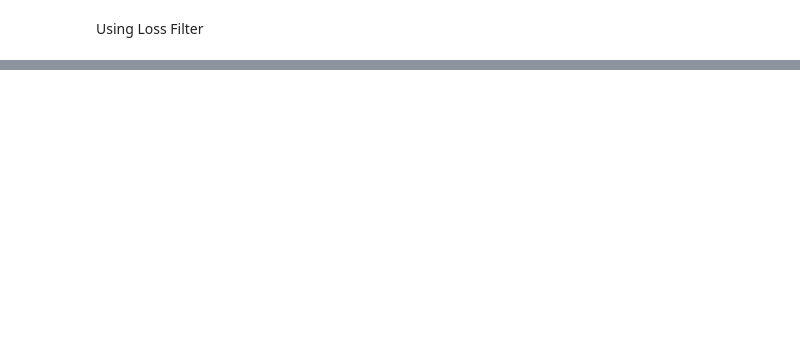
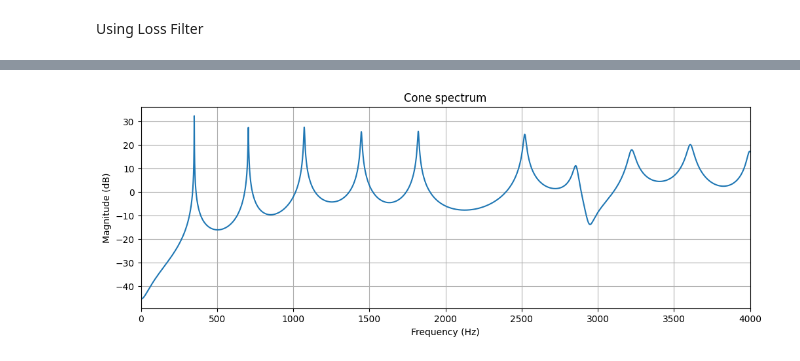
Before and after one commit to MementolanAngwitch/RealSound, a Jupyter notebook: woodwinds.ipynb, the cells around one changed output, grey strips where cells are left out. Drawn from its saved outputs; the diff is of its cells as text; code cells hidden in the pictures; blank space fills up the shorter version.

```diff
--- a/woodwinds.ipynb
+++ b/woodwinds.ipynb
@@ -109,0 +157,89 @@ Audio(wt_syn_output, rate = sample_rate)
+# %%
+# Cone construction
+N_sections = 5
+radii = np.linspace(0.005, 0.02, N_sections + 1)
+#radii = np.linspace(0.01, 0.01, N_sections + 1)
+areas = np.pi * radii ** 2
+
+# Reflection coefficient at each interior junction
+r = np.zeros(N_sections - 1)
+for k in range(N_sections - 1):
+    r[k] = (areas[k] - areas[k+1]) / (areas[k] + areas[k+1])
+
+# Delay lines
+total_delay = int(sample_rate / frequency / 2)
+sec_len     = max(1, total_delay // N_sections)
+right = [np.zeros(sec_len) for _ in range(N_sections)]
+left  = [np.zeros(sec_len) for _ in range(N_sections)]
+
+# Loss filter
+b, a      = butter(1, 6000 / (sample_rate / 2), btype='low')
+zi_open   = lfilter_zi(b, a) * 0.0
+zi_closed = lfilter_zi(b, a) * 0.0
+
+total_samples  = int(duration * sample_rate)
+output         = np.zeros(total_samples)
+excitation_len = total_delay
+
+for i in range(total_samples):
+    # Read output at open (right) end of last section
+    output[i] = right[-1][-1] + left[-1][-1]
+
+    if np.isnan(output[i]) or np.abs(output[i]) > 1e6:
+        print(f"Blew up at sample {i} of {total_samples}")
+        break
+
+    # Open end boundary: loss filter + sign inversion
+    s, zi_open    = lfilter(b, a, [right[-1][-1]], zi=zi_open)
+    new_left_last = s[0] * -1.0
+
+    # Closed end boundary: loss filter + reflection at left end of first section
+    s, zi_closed    = lfilter(b, a, [left[0][0]], zi=zi_closed)
+    new_right_first = s[0] * 0.999
+
+    # Excitation: noise into the closed end
+    if i < excitation_len:
+        new_right_first += np.random.uniform(-1.0, 1.0)
+
+    # Interior junction scattering
+    new_right = [None] * N_sections
+    new_left  = [None] * N_sections
+
+    for k in range(N_sections - 1):
+        p_right = right[k][-1]
+        p_left  = left[k+1][0]
+        rk      = r[k]
+
+        new_right[k+1] = (1 + rk) * p_right  -  rk * p_left
+        new_left[k]    =  rk      * p_right  + (1 - rk) * p_left
+
+    # Boundary conditions fill in the endpoints
+    new_right[0]           = new_right_first
+    new_left[N_sections-1] = new_left_last
+
+    # Advance all delay lines
+    for k in range(N_sections):
+        right[k] = np.append(new_right[k], right[k][:-1])
+        left[k]  = np.append(left[k][1:],  new_left[k])
+
+print(f"r range: {r.min():.4f} to {r.max():.4f}")
+print(f"sec_len: {sec_len}, total_delay: {total_delay}")
+
+output /= np.max(np.abs(output) + 1e-9)
+N   = len(output)
+mag = np.abs(np.fft.rfft(output))
+f   = np.fft.rfftfreq(N, d=1/sample_rate)
+
+mag_db = 20 * np.log10(mag + 1e-10)
+mag_db[mag_db < -60] = np.nan
+
+plt.figure(figsize=(12, 4))
+plt.plot(f, mag_db)
+plt.xlim(0, 4000)
+plt.xlabel('Frequency (Hz)')
+plt.ylabel('Magnitude (dB)')
+plt.title('Cone spectrum')
+plt.grid(True)
+plt.show()
+Audio(output, rate=sample_rate)
+# %% [output]
@@ -109,0 +248 @@ Audio(wt_syn_output, rate = sample_rate)
+[figure, added]
```
Also changed, not shown: parts of 34 cells of this notebook.
